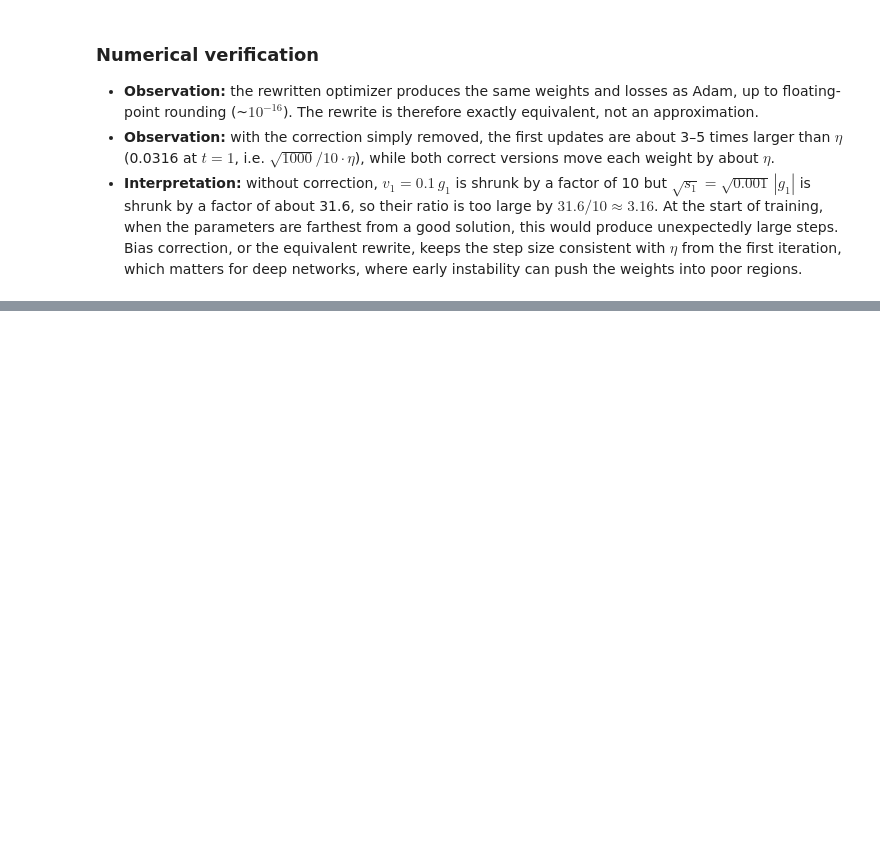
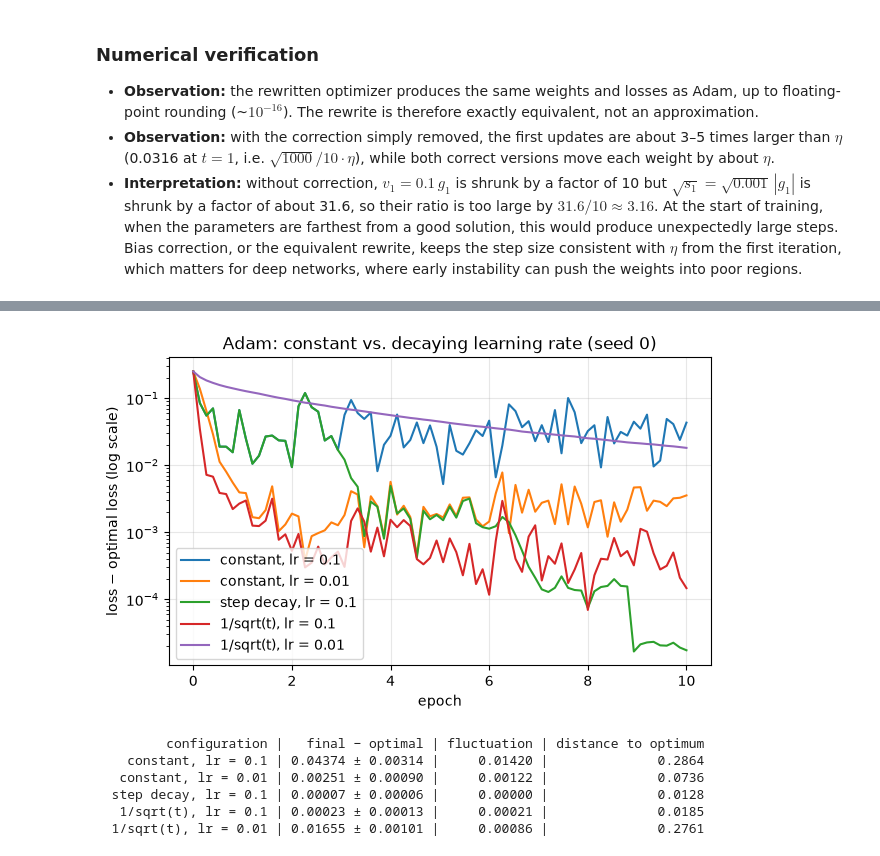
Before and after one commit to dmerchan01/ICOM6015-Notebook, a Jupyter notebook: adam-adaptive-moment-estimation/adam_exercises.ipynb, the cells around one changed output, grey strips where cells are left out. Drawn from its saved outputs; the diff is of its cells as text; code cells hidden in the pictures; blank space fills up the shorter version.

Commit message:
Exercise 3: learning-rate decay and conclusion

```diff
--- a/adam-adaptive-moment-estimation/adam_exercises.ipynb
+++ b/adam-adaptive-moment-estimation/adam_exercises.ipynb
@@ -443,0 +499,29 @@ plt.show()
+# %%
+# loss above the optimum for seed 0 (log scale)
+fig, ax = plt.subplots(figsize=(7, 4))
+for name, _, _ in CONFIGS:
+    hist = results3[name][0][0]
+    ax.plot(hist[:, 0], hist[:, 1] - OPT_LOSS, label=name)
+ax.set_yscale("log")
+ax.set_xlabel("epoch"); ax.set_ylabel("loss − optimal loss (log scale)")
+ax.set_title("Adam: constant vs. decaying learning rate (seed 0)")
+ax.legend(); ax.grid(alpha=0.3)
+fig.savefig(FIG_DIR / "ex3_lr_decay.png", dpi=150, bbox_inches="tight")
+plt.show()
+
+# summary over seeds: gap to the optimum, fluctuation in the last epoch, distance to the optimal weights
+w_opt, b_opt = sol[:-1], sol[-1:]
+print(f"{'configuration':>22} | {'final − optimal':>17} | {'fluctuation':>11} | {'distance to optimum':>19}")
+for name, _, _ in CONFIGS:
+    gap = np.array([h[-1, 1] - OPT_LOSS for h, _ in results3[name]])
+    fluct = np.array([h[h[:, 0] >= EPOCHS3 - 1, 1].std() for h, _ in results3[name]])
+    dist = np.array([np.sqrt(np.sum((p["w"] - w_opt) ** 2) + np.sum((p["b"] - b_opt) ** 2)) for _, p in results3[name]])
+    print(f"{name:>22} | {gap.mean():.5f} ± {gap.std():.5f} | {fluct.mean():>11.5f} | {dist.mean():>19.4f}")
+# %% [output]
+[figure, added]
+         configuration |   final − optimal | fluctuation | distance to optimum
+    constant, lr = 0.1 | 0.04374 ± 0.00314 |     0.01420 |              0.2864
+   constant, lr = 0.01 | 0.00251 ± 0.00090 |     0.00122 |              0.0736
+  step decay, lr = 0.1 | 0.00007 ± 0.00006 |     0.00000 |              0.0128
+   1/sqrt(t), lr = 0.1 | 0.00023 ± 0.00013 |     0.00021 |              0.0185
+  1/sqrt(t), lr = 0.01 | 0.01655 ± 0.00101 |     0.00086 |              0.2761
```
Also changed, not shown: parts of 3 cells of this notebook, 1 other file.
